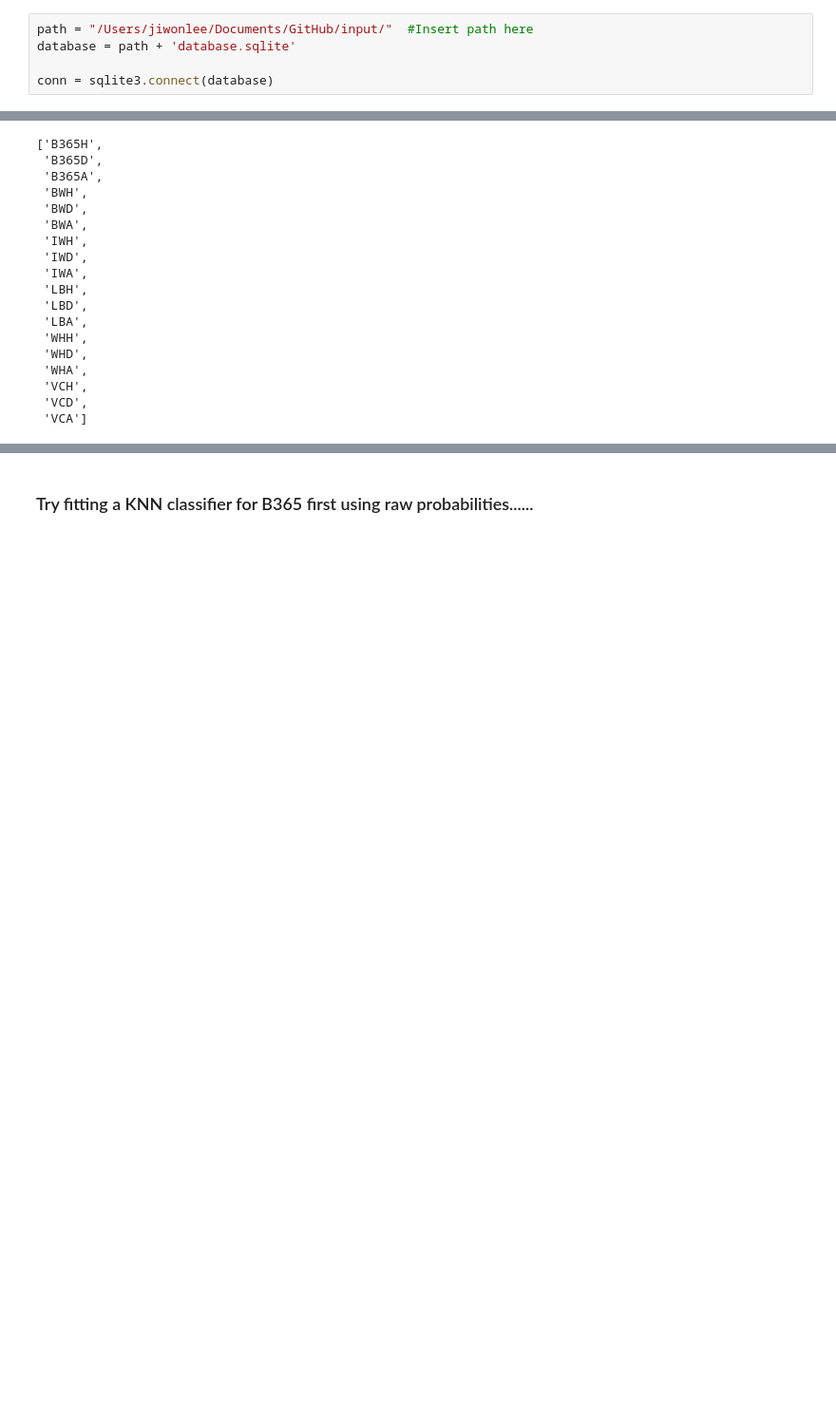
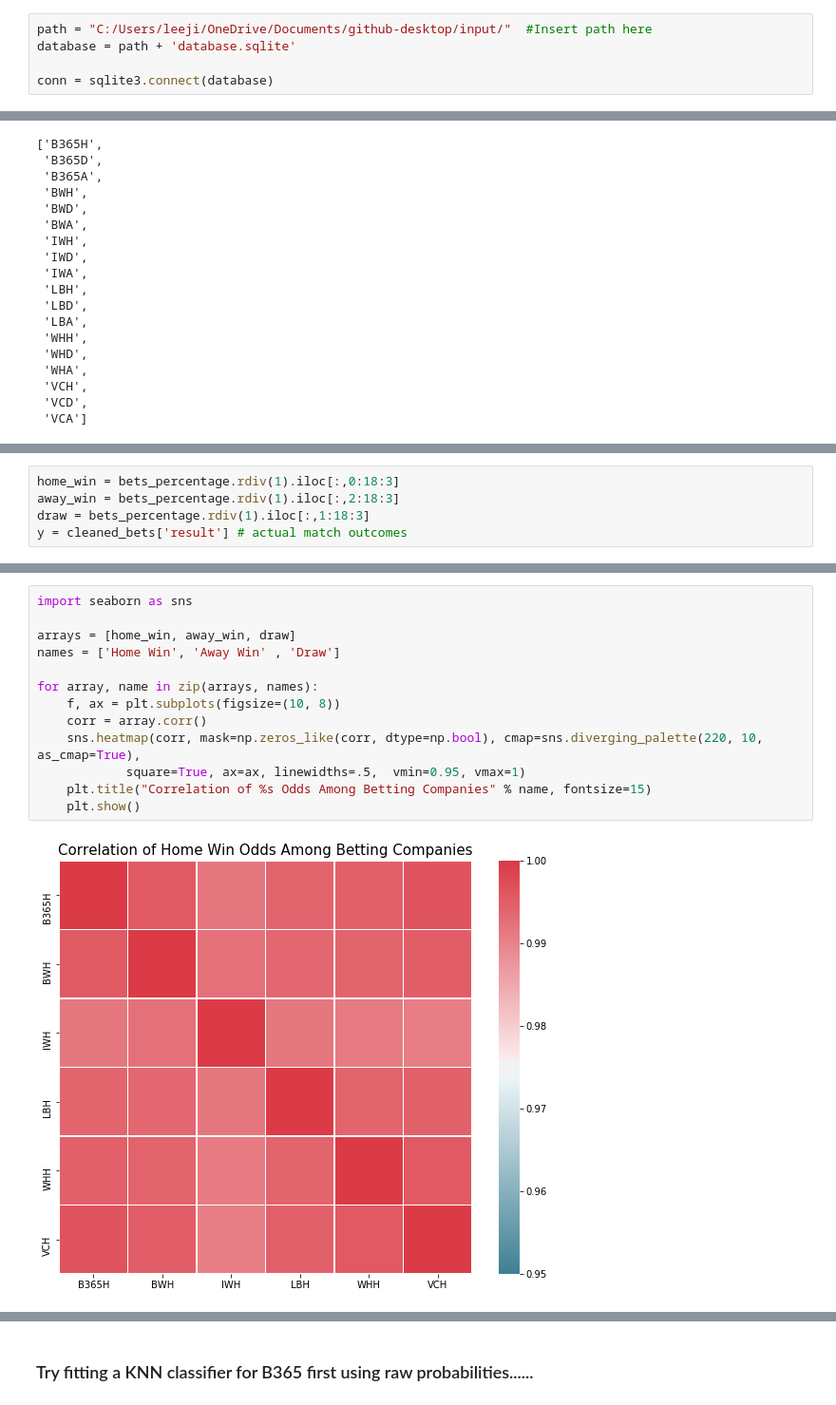
Before and after one commit to metemorris/KaggleSoccer2018, a Jupyter notebook: lee-copy.ipynb, the cells around one changed output, grey strips where cells are left out. Shown at 95% size. Saved outputs shown, nothing was run; the diff lists cells and outputs as text; blank space fills up the shorter version.

```diff
--- a/lee-copy.ipynb
+++ b/lee-copy.ipynb
@@ -9,7 +9,7 @@ https://www.kaggle.com/dimarudov/data-analysis-using-sql
 # %% [markdown]
 Below we connect to the database
 # %%
-path = "/Users/jiwonlee/Documents/GitHub/input/"  #Insert path here
+path = "C:/Users/leeji/OneDrive/Documents/github-desktop/input/"  #Insert path here
 database = path + 'database.sqlite'
 
 conn = sqlite3.connect(database)
@@ -171,0 +175,5 @@ list(bets_percentage)
+# %%
+home_win = bets_percentage.rdiv(1).iloc[:,0:18:3]
+away_win = bets_percentage.rdiv(1).iloc[:,2:18:3]
+draw = bets_percentage.rdiv(1).iloc[:,1:18:3]
+y = cleaned_bets['result'] # actual match outcomes
@@ -171,0 +183,15 @@ list(bets_percentage)
+# %%
+import seaborn as sns
+
+arrays = [home_win, away_win, draw]
+names = ['Home Win', 'Away Win' , 'Draw']
+
+for array, name in zip(arrays, names):
+    f, ax = plt.subplots(figsize=(10, 8))
+    corr = array.corr()
+    sns.heatmap(corr, mask=np.zeros_like(corr, dtype=np.bool), cmap=sns.diverging_palette(220, 10, as_cmap=True),
+            square=True, ax=ax, linewidths=.5,  vmin=0.95, vmax=1)
+    plt.title("Correlation of %s Odds Among Betting Companies" % name, fontsize=15)
+    plt.show()
+# %% [output]
+[figure, added]
```
Also changed, not shown: parts of 15 cells of this notebook, 9 other files.
